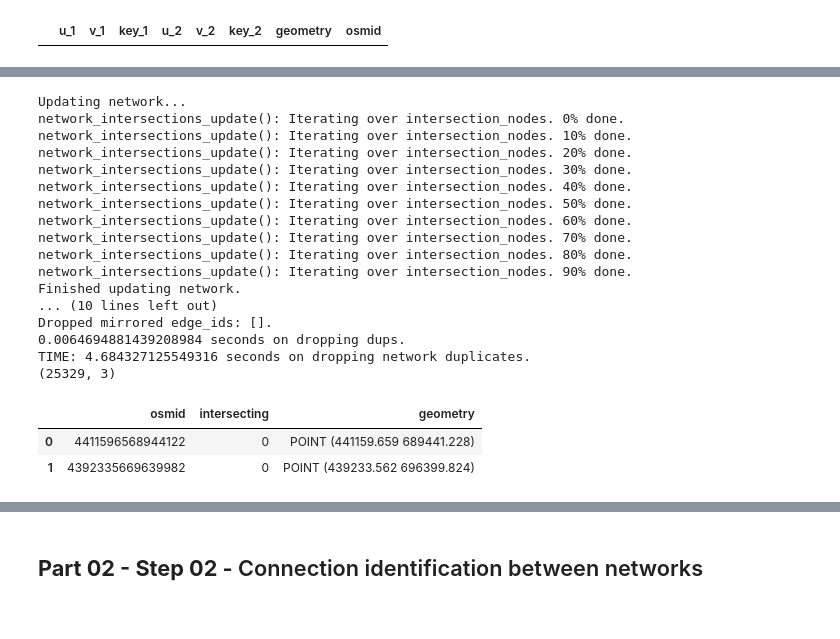
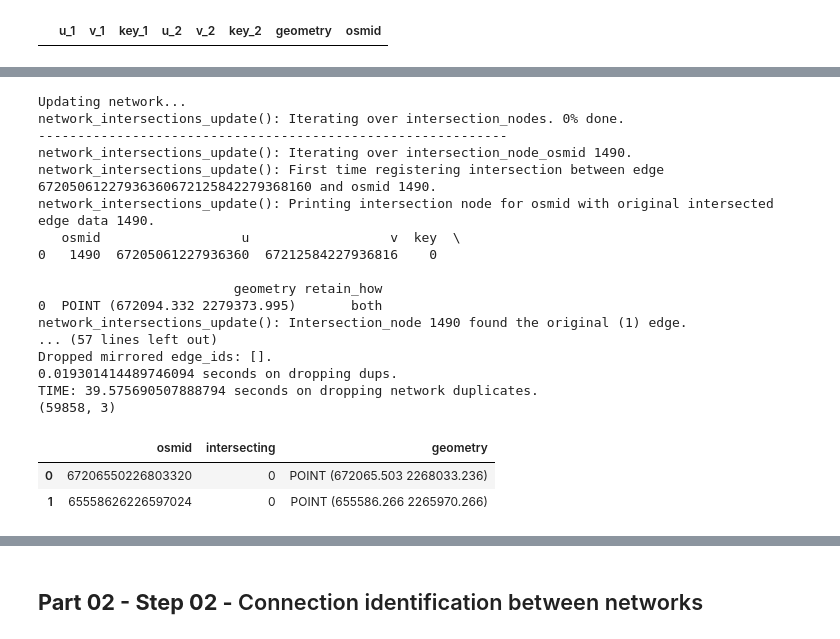
Before and after one commit to Observatorio-Ciudades/vref_walkability_index, a Jupyter notebook: notebooks/01_PL_04_Combine_networks.ipynb, the cells around one changed output, grey strips where cells are left out. Drawn from its saved outputs; the diff is of its cells as text; code cells hidden in the pictures.

```diff
--- a/notebooks/01_PL_04_Combine_networks.ipynb
+++ b/notebooks/01_PL_04_Combine_networks.ipynb
@@ -46,18 +46,18 @@ if module_path not in sys.path:
 # %% [markdown]
 ## __Notebook config__ [Modify input and output dirs as required]
 # %%
-city = 'medellin'
+city = 'guadalajara'
 
 # ----- ----- ----- Input (Accepts .zip files) ----- ----- -----
 # Boeing input network - Specify nodes and edges files.
 boeing_nodes_dir = first_folder_path + f"data/output/shape/network_boeing/{city}/{city}_nodes.shp"
 boeing_edges_dir = first_folder_path + f"data/output/shape/network_boeing/{city}/{city}_edges.shp"
 # Tessellations input network - Specify nodes and edges files.
-tess_nodes_dir = first_folder_path+ f"data/output/shape/network_tessellations/{city}/{city}_tessellations_nodes_before_consolidation.geojson"
-tess_edges_dir = first_folder_path+ f"data/output/shape/network_tessellations/{city}/{city}_tessellations_edges_before_consolidation.geojson"
+tess_nodes_dir = first_folder_path+ f"data/output/shape/network_tessellations/{city}/{city}_tessellations_nodes_before_consolidation.shp"
+tess_edges_dir = first_folder_path+ f"data/output/shape/network_tessellations/{city}/{city}_tessellations_edges_before_consolidation.shp"
 
 # ----- ----- ----- Projection to be used when needed ----- ----- -----
-projected_crs = "EPSG:32618" #[ "EPSG:32618" Medellín, "EPSG:32613" Guadalajara]
+projected_crs = "EPSG:32613" #[ "EPSG:32618" Medellín, "EPSG:32613" Guadalajara]
 
 # ----- ----- ----- Output ----- ----- -----
 # Output dir - Specify where outputs will be saved [Create folder path manually if creation fails]
@@ -1733,9 +1716,9 @@ def network_intersections_update(current_ntw_nodes, current_ntw_edges, intersect
         intersected_retain_how = node['retain_how'] # Which parts of the edge will be kept
 
         # Helps debug:
-        #check_lst = [21280 ]
-        #if intersection_node_osmid not in check_lst:
-        #    continue
+        check_lst = [1493,1490,1502,1498]
+        if intersection_node_osmid not in check_lst:
+            continue
 
         if intersection_logs:
             print("--"*30)
@@ -2293,14 +2276,26 @@ EPSG:32618
 # %%
+##### Time
+time_1 = time.time()
+##### Time
+
 # Transform Boeing nodes and edges ID data to coordinates
 boeing_coord_nodes, boeing_coord_edges = src.network_entities(boeing_nodes,
                                                               boeing_edges,
                                                               projected_crs,
                                                               expand_coords=(True,100))
+
+##### Time
+time_2 = time.time()
+print(f"TIME: {time_2-time_1} seconds on transforming the boeing network.")
+##### Time
+
 # Nodes format
-boeing_coord_nodes.reset_index(inplace=True)
+if 'osmid' not in boeing_coord_nodes.columns:
+    boeing_coord_nodes.reset_index(inplace=True)
 boeing_coord_nodes['osmid'] = boeing_coord_nodes.osmid.astype(int)
 # Edges format
-boeing_coord_edges.reset_index(inplace=True)
+if 'u' not in boeing_coord_edges.columns:
+    boeing_coord_edges.reset_index(inplace=True)
 boeing_coord_edges['u'] = boeing_coord_edges.u.astype(int)
 boeing_coord_edges['v'] = boeing_coord_edges.v.astype(int)
 # Set projected crs
@@ -2547,10 +2546,14 @@ boeing_nodes_osmids = list(boeing_nodes.osmid.unique())
 tess_nodes_osmids = list(tess_nodes.osmid.unique())
 
 # Find duplicate cases
+slow_way = """
 dup_osmids = []
 for osmid in tess_nodes_osmids:
     if osmid in boeing_nodes_osmids:
         dup_osmids.append(osmid)
+"""
+# Optimized way:
+dup_osmids = list(set(tess_nodes_osmids) & set(boeing_nodes_osmids))
 
 if len(dup_osmids) > 0:
 
@@ -2856,52 +2987,52 @@ comp_nodes_i, comp_edges_i = network_intersections_update(current_ntw_nodes = co
                                                           current_ntw_edges = complementary_uncovered_edges,
                                                           intersection_nodes = intersection_nodes_comp,
                                                           projected_crs = projected_crs,
-                                                          intersection_logs = False,
-                                                          clipping_logs=False)
+                                                          intersection_logs = True,
+                                                          clipping_logs = True)
 
 ##### Time
 time_2 = time.time()
 print(f"TIME: {time_2-time_1} seconds on updating the network.")
 ##### Time
 
 # MULTIPLE INTERSECTION ADAPTATION: drop duplicates
 # Duplicated nodes and edges may occur when three or more lines cross at the same point.
 # Regular .drop_duplicates() cannot be used since edges could be mirrored.
 # Example:
 #        Line 1: u=1, v=2, key=0, geom=((1,1),(2,1))
 #        Line 2: u=2, v=1, key=0, geom=((2,1),(1,1))
 # Drop nodes and edges duplicates
 comp_nodes_i,comp_edges_i = drop_intersection_network_duplicates(comp_nodes_i,comp_edges_i)
 
 ##### Time
 time_3 = time.time()
 print(f"TIME: {time_3-time_2} seconds on dropping network duplicates.")
 ##### Time
 
 # Show
 print(comp_nodes_i.shape)
 comp_nodes_i.head(2)
 # %% [output]
 Updating network...
 network_intersections_update(): Iterating over intersection_nodes. 0% done.
-network_intersections_update(): Iterating over intersection_nodes. 10% done.
-network_intersections_update(): Iterating over intersection_nodes. 20% done.
-network_intersections_update(): Iterating over intersection_nodes. 30% done.
-network_intersections_update(): Iterating over intersection_nodes. 40% done.
-network_intersections_update(): Iterating over intersection_nodes. 50% done.
-network_intersections_update(): Iterating over intersection_nodes. 60% done.
-network_intersections_update(): Iterating over intersection_nodes. 70% done.
-network_intersections_update(): Iterating over intersection_nodes. 80% done.
-network_intersections_update(): Iterating over intersection_nodes. 90% done.
-Finished updating network.
-... (10 lines left out)
+------------------------------------------------------------
+network_intersections_update(): Iterating over intersection_node_osmid 1490.
+network_intersections_update(): First time registering intersection between edge 67205061227936360672125842279368160 and osmid 1490.
+network_intersections_update(): Printing intersection node for osmid with original intersected edge data 1490.
+   osmid                  u                  v  key  \
+0   1490  67205061227936360  67212584227936816    0
+
+                         geometry retain_how
+0  POINT (672094.332 2279373.995)       both
+network_intersections_update(): Intersection_node 1490 found the original (1) edge.
+... (57 lines left out)
 Dropped mirrored edge_ids: [].
-0.0064694881439208984 seconds on dropping dups.
-TIME: 4.684327125549316 seconds on dropping network duplicates.
-(25329, 3)
+0.019301414489746094 seconds on dropping dups.
+TIME: 39.575690507888794 seconds on dropping network duplicates.
+(59858, 3)
 |  | osmid | intersecting | geometry |
-| 0 | 4411596568944122 | 0 | POINT (441159.659 689441.228) |
-| 1 | 4392335669639982 | 0 | POINT (439233.562 696399.824) |
+| 0 | 67206550226803320 | 0 | POINT (672065.503 2268033.236) |
+| 1 | 65558626226597024 | 0 | POINT (655586.266 2265970.266) |
 # %%
 print(comp_edges_i.shape)
 comp_edges_i.head(2)
```
Also changed, not shown: parts of 70 cells of this notebook, 1 other file.
